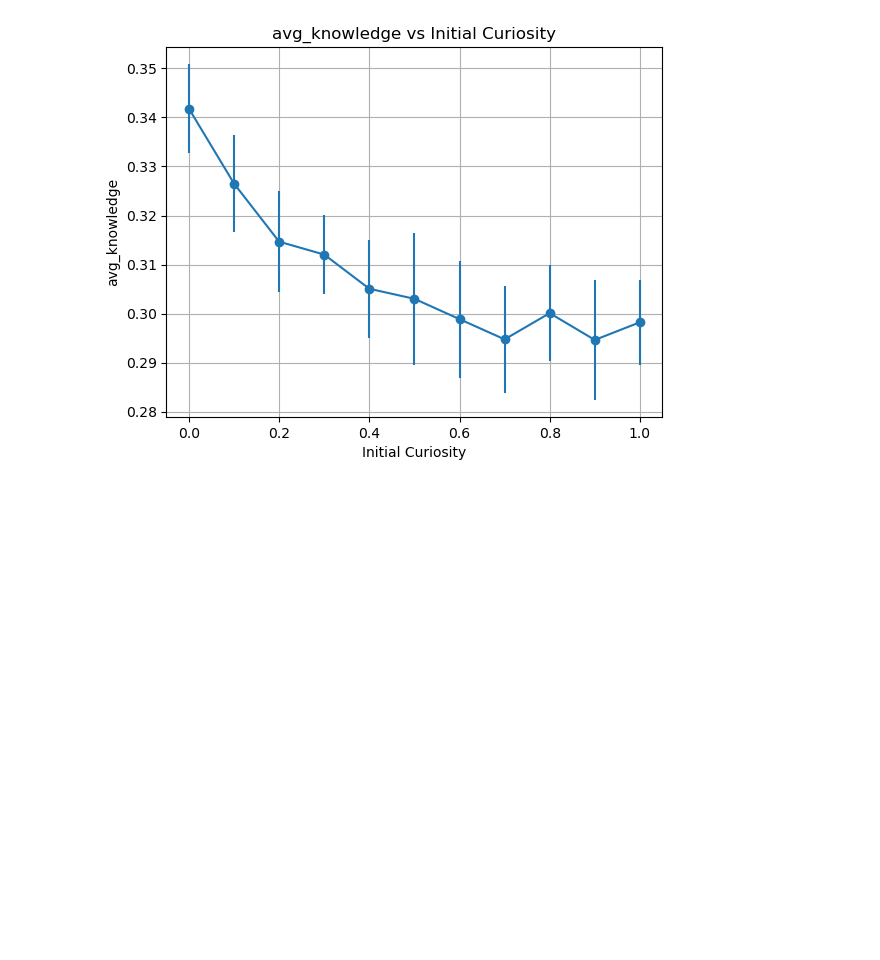
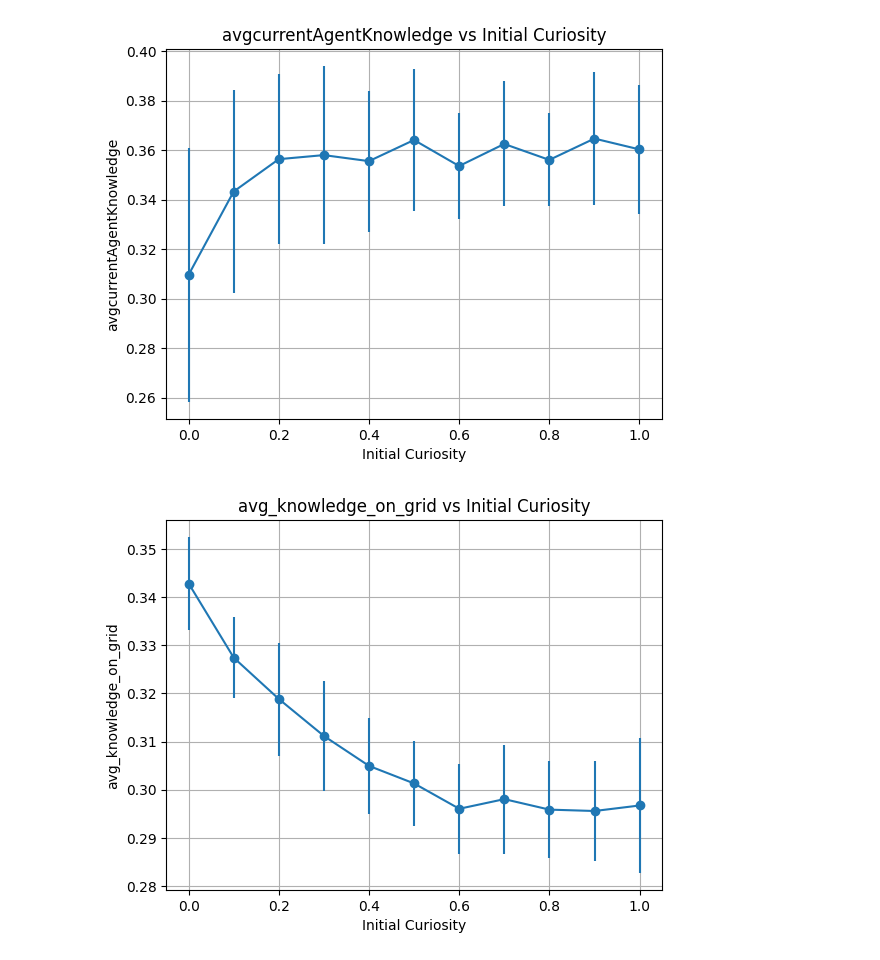
Before and after one commit to paulbanse/sciencemodels, a Jupyter notebook: analyze_data.ipynb, the cells around one changed output. Saved outputs shown, nothing was run; the diff lists cells and outputs as text; code cells hidden in the pictures; blank space fills up the shorter version.

```diff
--- a/analyze_data.ipynb
+++ b/analyze_data.ipynb
@@ -17,17 +17,19 @@ df.head()
 # %%
 def plot_smt(name):
     curiosities = sorted(df["initial_curiosity"].unique())
     avg_knowledges = [df[df["initial_curiosity"]==c][name].mean() for c in curiosities]
     std_knowledges = [df[df["initial_curiosity"]==c][name].std() for c in curiosities]
     plt.errorbar(curiosities, avg_knowledges, yerr=std_knowledges, fmt='-o')
     plt.xlabel("Initial Curiosity")
     plt.ylabel(name)
     plt.title(name + " vs Initial Curiosity")
     plt.grid()
     plt.show()
-plot_smt("avg_knowledge")
+plot_smt("avgcurrentAgentKnowledge")
+plot_smt("avg_knowledge_on_grid")
 # %% [output]
-[figure, old version]
+[figure, new version]
+[figure, added]
 # %%
 plot_smt("explored_percentage")
 # %% [output]
```
Also changed, not shown: parts of 4 cells of this notebook, 4 other files.
